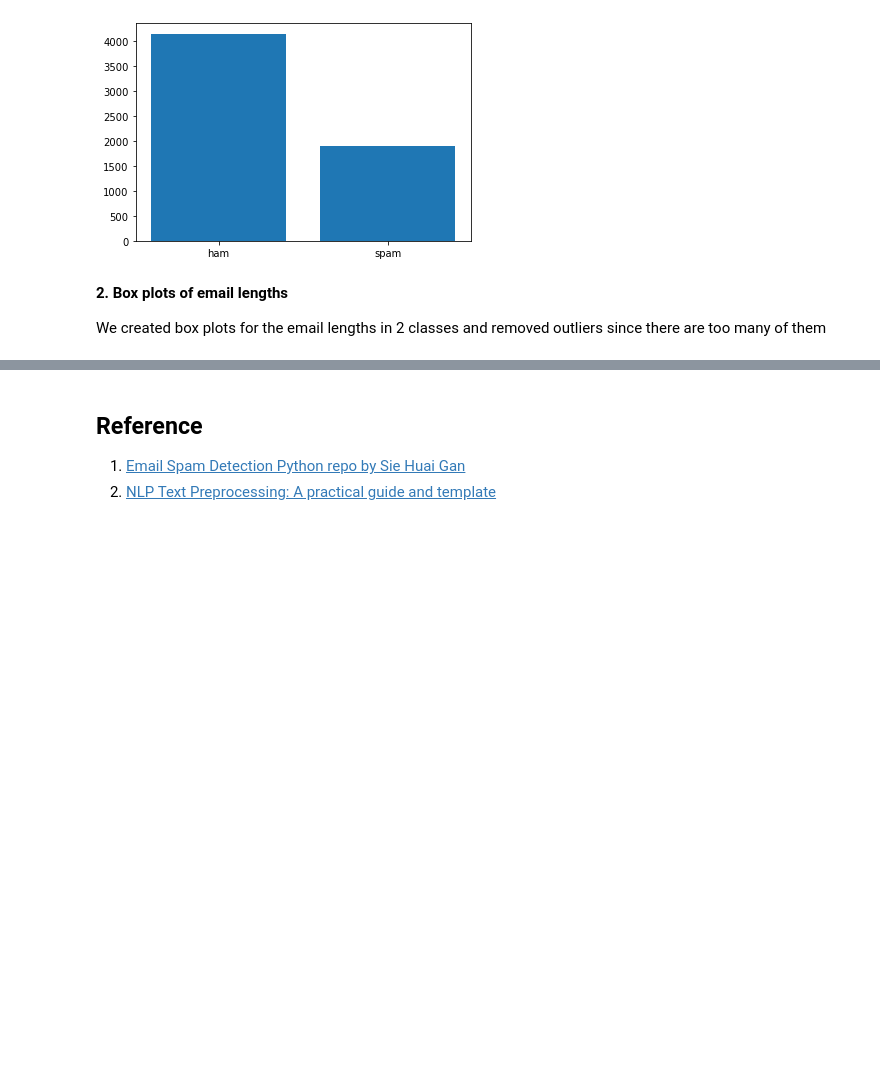
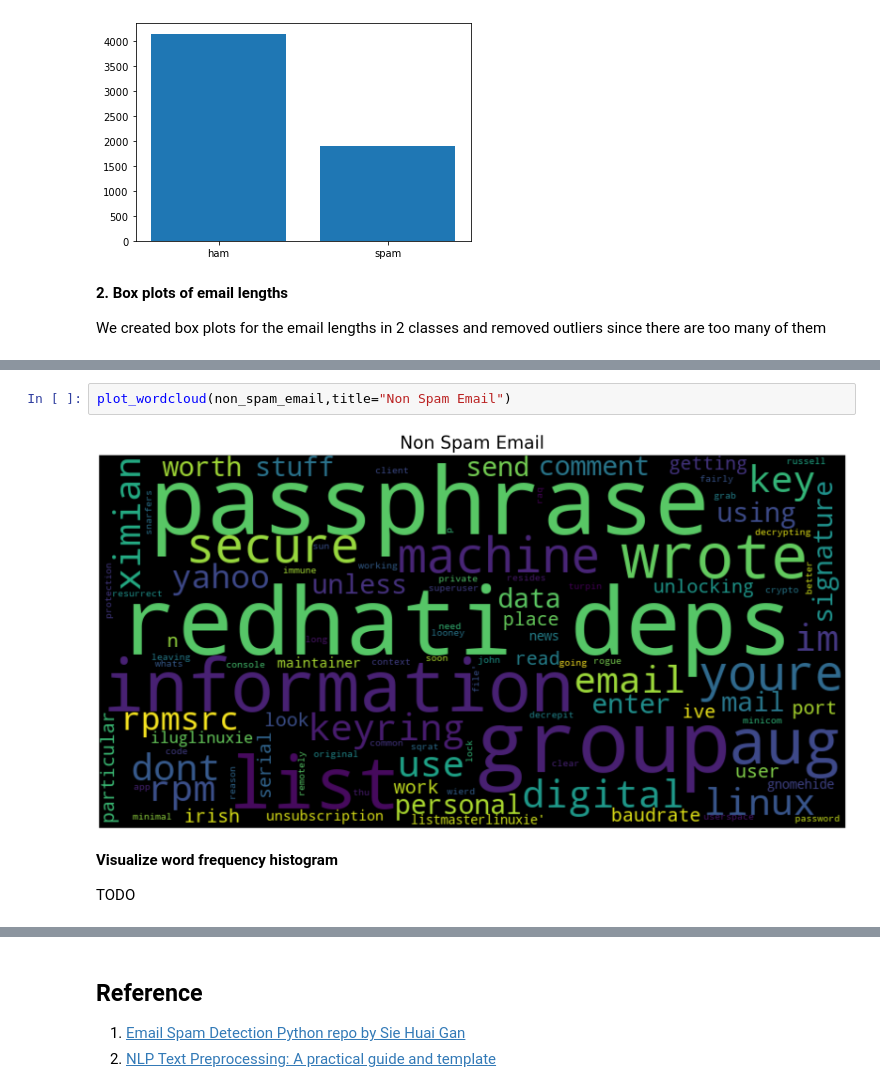
Before and after one commit to PeaceTwinkle/NMKHDL-spam, a Jupyter notebook: SpamMailClassificationProject_HuynhVanTuAn_207KD40106.ipynb, the cells around one changed output, grey strips where cells are left out. Cells and saved outputs as stored; diff of their text form; blank space fills up the shorter version.

```diff
--- a/SpamMailClassificationProject_HuynhVanTuAn_207KD40106.ipynb
+++ b/SpamMailClassificationProject_HuynhVanTuAn_207KD40106.ipynb
@@ -210,0 +504,8 @@ print(id(a), id(b))
+# %%
+plot_wordcloud(non_spam_email,title="Non Spam Email")
+# %% [output]
+[figure, added]
+# %% [markdown]
+**Visualize word frequency histogram**
+
+TODO
```
Also changed, not shown: parts of 56 cells of this notebook, 1 other file.
